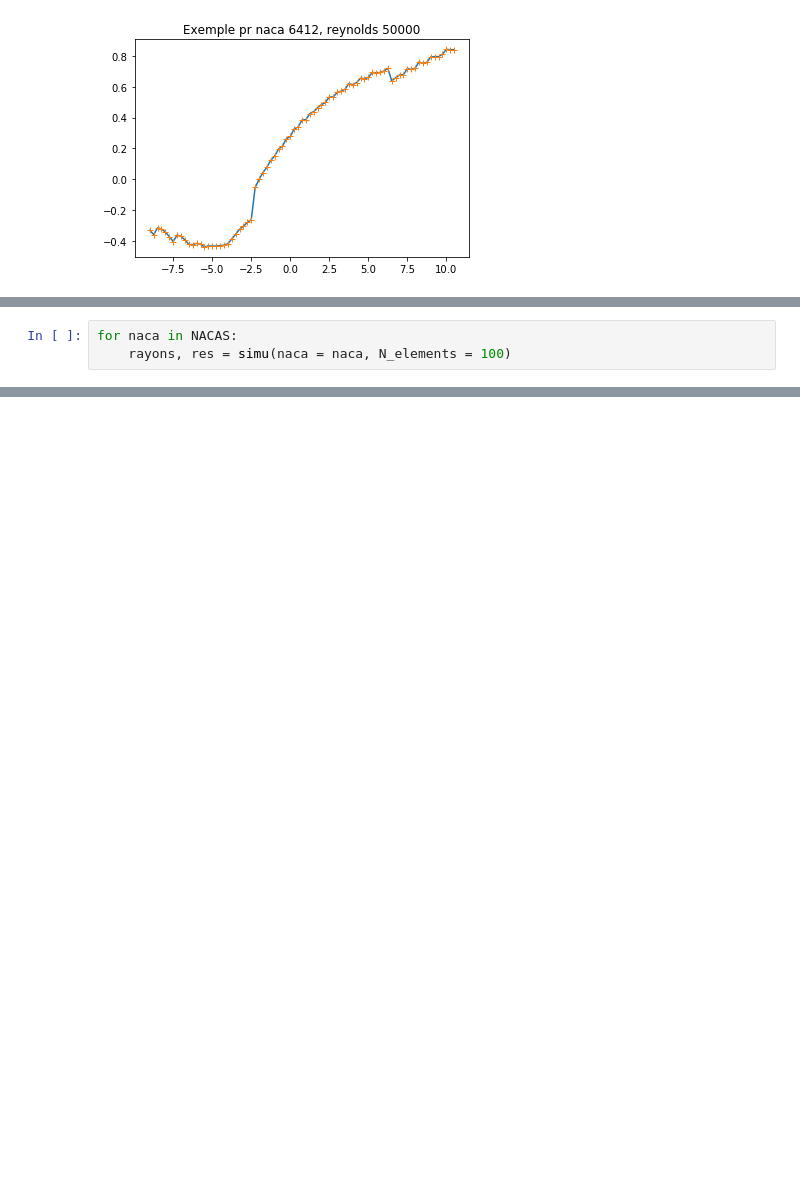
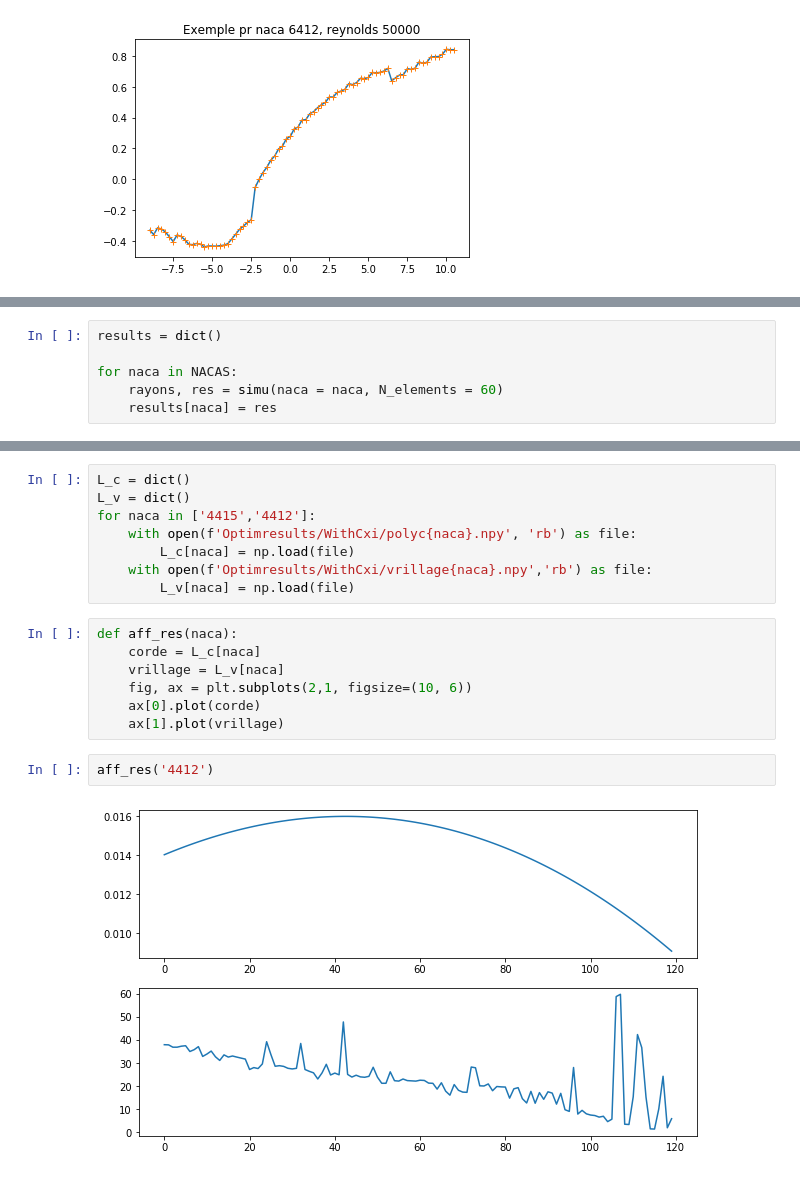
Before and after one commit to eliesls/Mecaero_Groupe3, a Jupyter notebook: Optim.ipynb, the cells around one changed output, grey strips where cells are left out. Saved outputs shown, nothing was run; the diff lists cells and outputs as text; blank space fills up the shorter version.

Commit message:
Add modelisation results + edits in code

```diff
--- a/Optim.ipynb
+++ b/Optim.ipynb
@@ -290,4 +331,7 @@ def simu(naca = '4412', N_elements = 50, r_min = 0.01, r_max = 0.07):
 # %%
+results = dict()
+
 for naca in NACAS:
-    rayons, res = simu(naca = naca, N_elements = 100)
+    rayons, res = simu(naca = naca, N_elements = 60)
+    results[naca] = res
 # %% [output]
@@ -314,0 +570,19 @@ KeyboardInterrupt:
+# %%
+L_c = dict()
+L_v = dict()
+for naca in ['4415','4412']:
+    with open(f'Optimresults/WithCxi/polyc{naca}.npy', 'rb') as file:
+        L_c[naca] = np.load(file)
+    with open(f'Optimresults/WithCxi/vrillage{naca}.npy','rb') as file:
+        L_v[naca] = np.load(file)
+# %%
+def aff_res(naca):
+    corde = L_c[naca]
+    vrillage = L_v[naca]
+    fig, ax = plt.subplots(2,1, figsize=(10, 6))
+    ax[0].plot(corde)
+    ax[1].plot(vrillage)
+# %%
+aff_res('4412')
+# %% [output]
+[figure, added]
```
Also changed, not shown: parts of 17 cells of this notebook, 11 other files.
